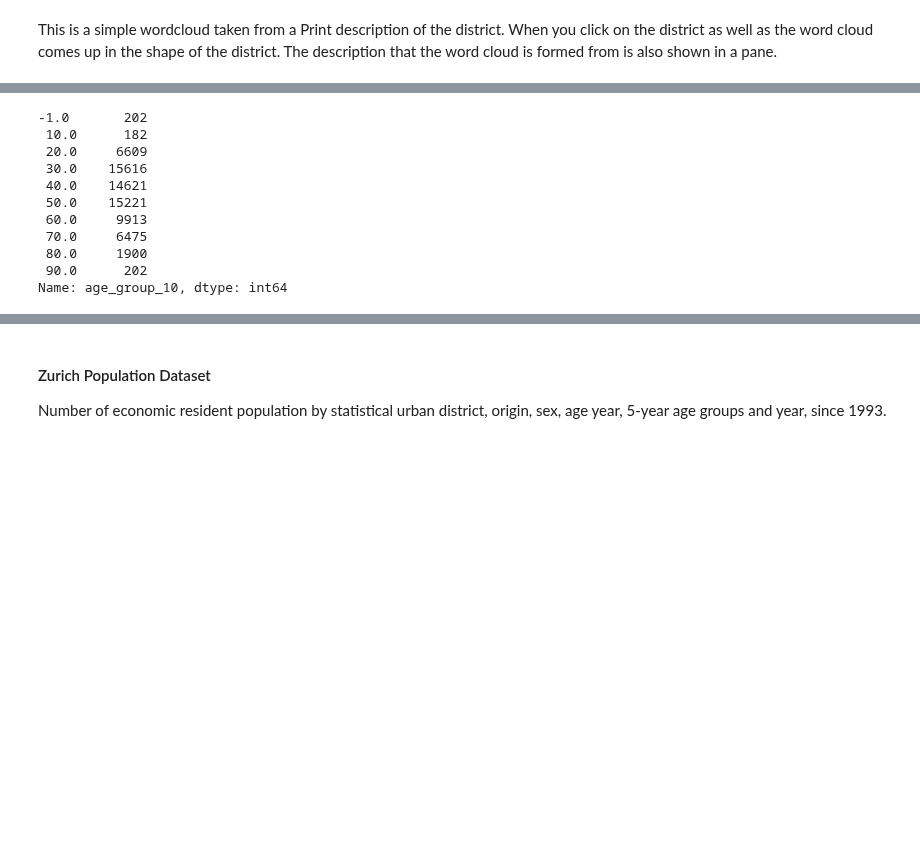
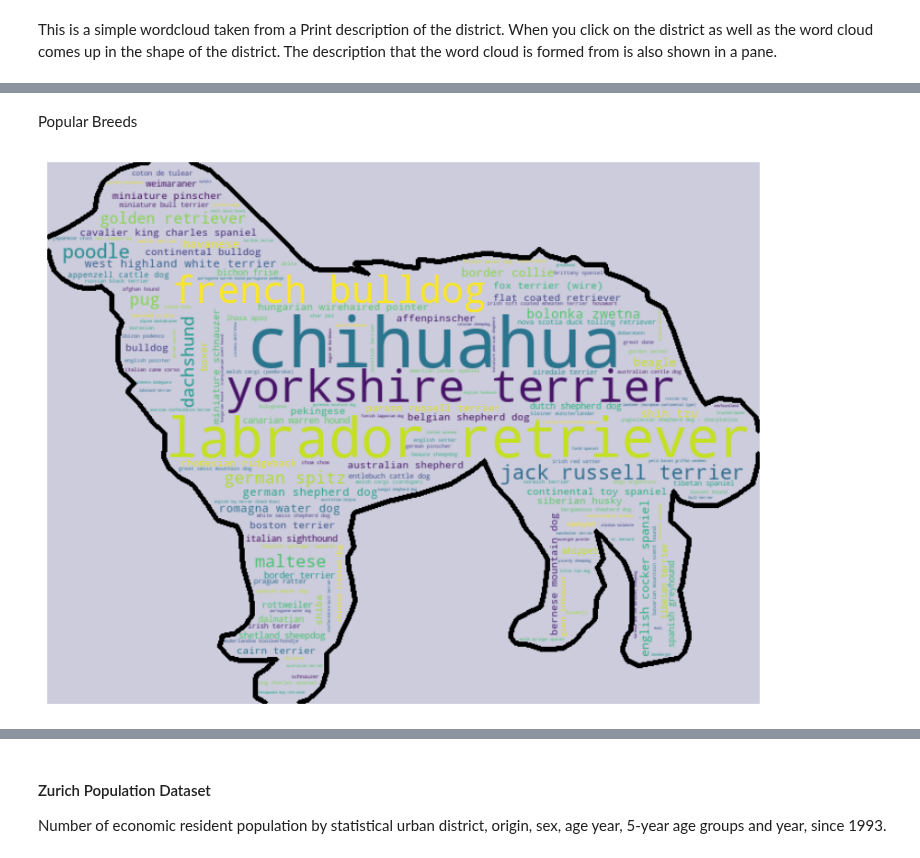
Before and after one commit to jonnross88/Springboard, a Jupyter notebook: u20_data_storytelling/zurich.ipynb, the cells around one changed output, grey strips where cells are left out. Saved outputs shown, nothing was run; the diff lists cells and outputs as text; code cells hidden in the pictures; blank space fills up the shorter version.

```diff
--- a/u20_data_storytelling/zurich.ipynb
+++ b/u20_data_storytelling/zurich.ipynb
@@ -1159,14 +1140,2 @@ WARNING:bokeh.core.validation.check:W-1005 (FIXED_SIZING_MODE): 'fixed' sizing m
-# %%
-dog_data.age_group_10.value_counts().sort_index()
-# %% [output]
--1.0       202
- 10.0      182
- 20.0     6609
- 30.0    15616
- 40.0    14621
- 50.0    15221
- 60.0     9913
- 70.0     6475
- 80.0     1900
- 90.0      202
-Name: age_group_10, dtype: int64
+# %% [markdown]
+Popular Breeds
@@ -1172,0 +1173,23 @@ Name: age_group_10, dtype: int64
+# %%
+mask_path = "../images/wordcloud_mask.jpg"
+dog_mask = np.array(Image.open(mask_path))
+# Threshold to remove the gray watermark
+threshold = 150
+dog_mask[dog_mask < threshold] = 0
+dog_mask[dog_mask >= threshold] = 255
+
+# Create a count of the various pure breeds
+pure_breed_count = dog_data.loc[(
+    dog_data["is_pure_breed"])].standard.value_counts()
+# Create a word cloud for the pure breeds
+wordcloud = WordCloud(
+    contour_width=5,
+    background_color="#ccd",
+    mask=dog_mask,
+).generate_from_frequencies(pure_breed_count)
+plt.figure(figsize=(10, 10))
+plt.imshow(wordcloud, interpolation="bilinear")
+plt.axis("off")
+plt.show()
+# %% [output]
+[figure, added]
```
Also changed, not shown: parts of 24 cells of this notebook, 1 other file.
